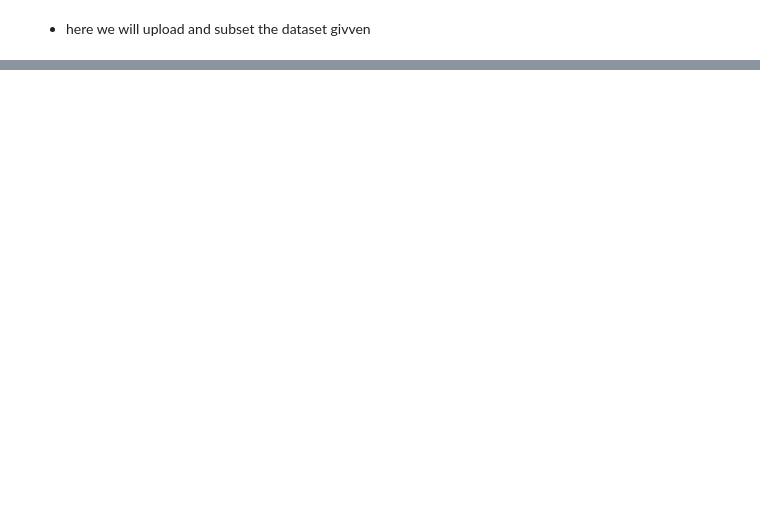
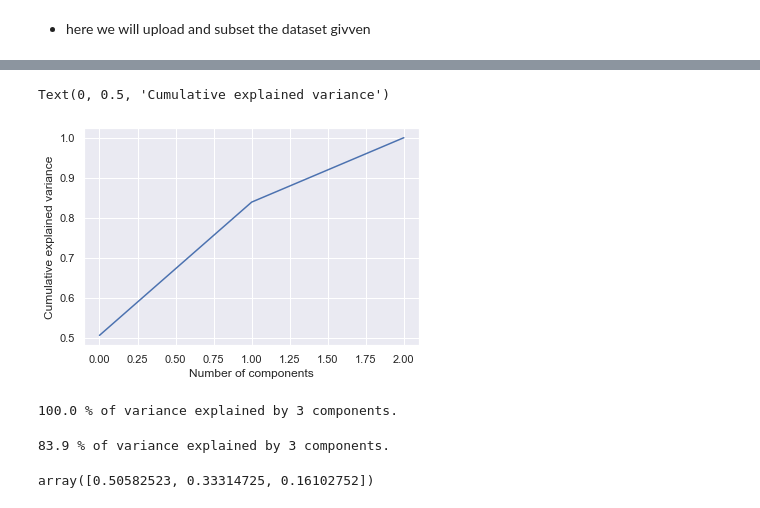
Before and after one commit to mlwsiy005/Unsupervised_Predict, a Jupyter notebook: Unsupervised Predict- Movie Recommendation.ipynb, the cells around one changed output, grey strips where cells are left out. Cells and saved outputs as stored; diff of their text form; code cells hidden in the pictures; blank space fills up the shorter version.

```diff
--- a/Unsupervised Predict- Movie Recommendation.ipynb
+++ b/Unsupervised Predict- Movie Recommendation.ipynb
@@ -19,2 +47,14 @@ import pandas as pd
 # %% [markdown]
 ## 3. Uploading the dataset
+# %%
+train = pd.read_csv('C:/Users/siyam/MovieData/train.csv')
+test = pd.read_csv('C:/Users/siyam/MovieData/test.csv')
+scores = pd.read_csv('C:/Users/siyam/MovieData/genome_scores.csv')
+tags = pd.read_csv('C:/Users/siyam/MovieData/genome_tags.csv')
+imbd = pd.read_csv('C:/Users/siyam/MovieData/imdb_data.csv')
+links = pd.read_csv('C:/Users/siyam/MovieData/links.csv')
+movies = pd.read_csv('C:/Users/siyam/MovieData/movies.csv')
+sample = pd.read_csv('C:/Users/siyam/MovieData/sample_submission.csv')
+# %%
+train = train[0:5000]
+train
@@ -42,0 +155,6 @@ import pandas as pd
+# %%
+# create short list of unwanted columns
+labels = ['rating']
+
+# declare the features to be all columns, less the unwanted ones from above
+features = [col for col in train.columns if col not in labels]
@@ -42,0 +168,9 @@ import pandas as pd
+# %%
+# create scaler object
+scaler = StandardScaler()
+
+# define scaled data frame variable
+train[features] = preprocessing.scale(train[features])
+
+# plot boxplots using scaled data
+train[features].iplot(kind='box', title="Boxplots of Features (Scaled)")
@@ -42,0 +193,41 @@ import pandas as pd
+# %%
+# define PCA object
+pca = PCA()
+
+# fit the PCA model to our data and apply the dimensionality reduction
+prin_comp = pca.fit_transform(train[features])
+
+# create a dataframe containing the principal components
+pca_df = pd.DataFrame(data = prin_comp)
+
+pca_df["Ratings"] = train["rating"]
+
+# plot line graph of cumulative variance explained
+plt.plot(np.cumsum(pca.explained_variance_ratio_))
+plt.xlabel('Number of components')
+plt.ylabel('Cumulative explained variance')
+# %% [output]
+Text(0, 0.5, 'Cumulative explained variance')
+[figure, added]
+# %%
+pca_85 = PCA(.85)
+pca_85.fit_transform(train[features])
+print(round(pca_85.explained_variance_ratio_.sum()*100, 1),
+      "% of variance explained by",
+      pca_85.n_components_,
+      "components.")
+# %% [output]
+100.0 % of variance explained by 3 components.
+# %%
+pca_75 = PCA(.75)
+pca_75.fit_transform(train[features])
+print(round(pca_75.explained_variance_ratio_.sum()*100, 1),
+      "% of variance explained by",
+      pca_85.n_components_,
+      "components.")
+# %% [output]
+83.9 % of variance explained by 3 components.
+# %%
+pca.explained_variance_ratio_[:3]
+# %% [output]
+array([0.50582523, 0.33314725, 0.16102752])
```
Also changed, not shown: parts of 70 cells of this notebook.
